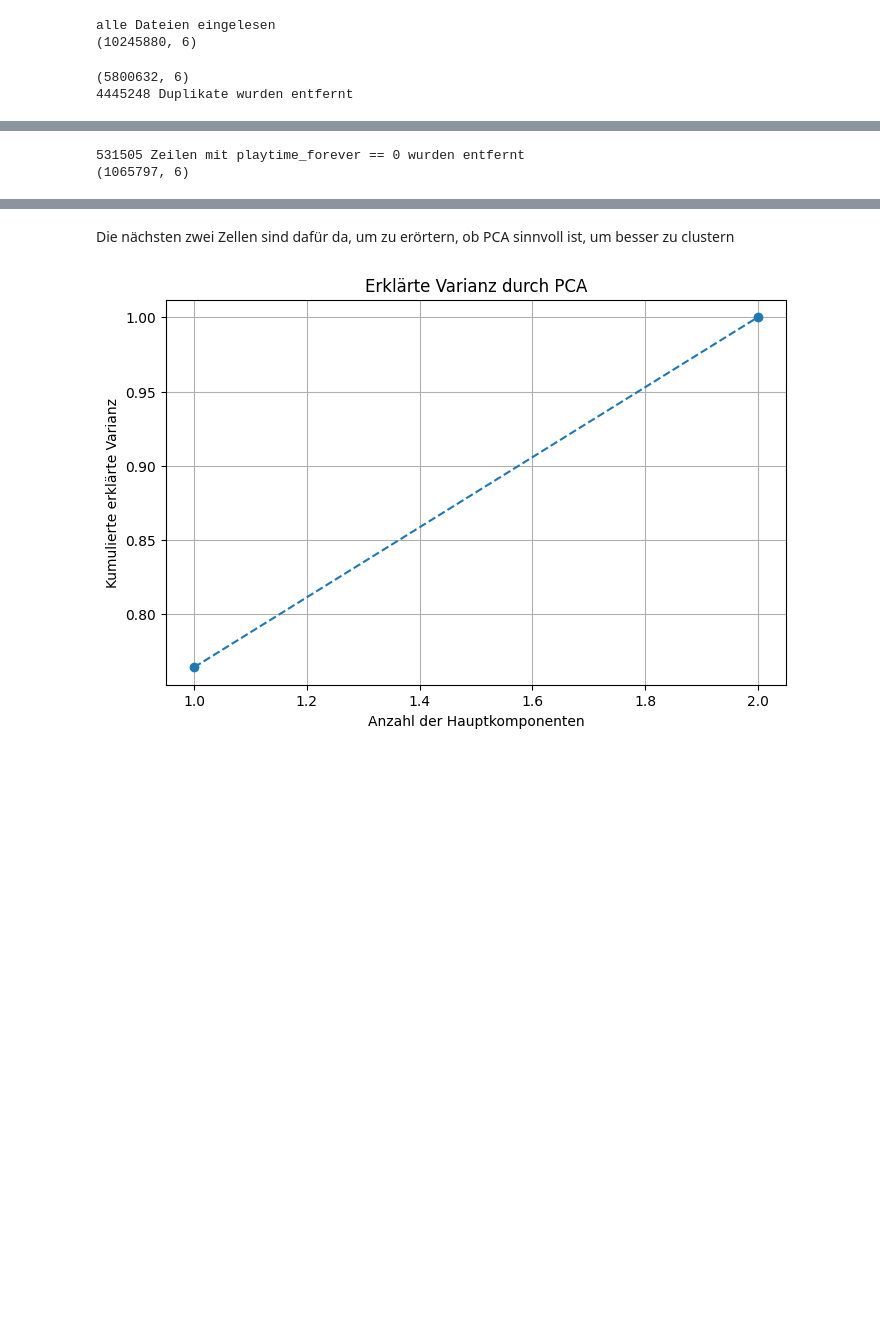
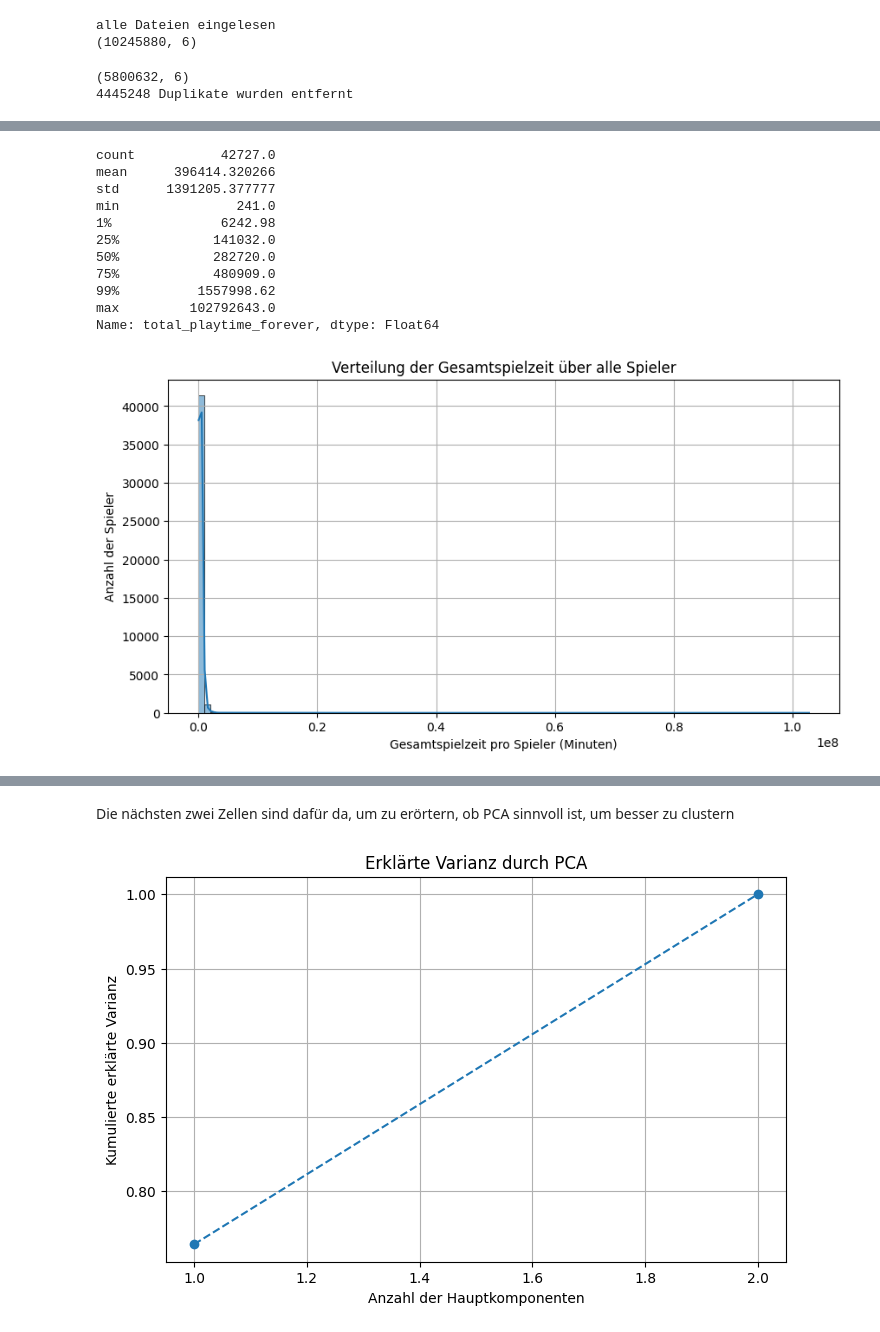
Before and after one commit to PaulUrs99/WebMining_final, a Jupyter notebook: Lucian/og_analysis_generate_final_dataset_substantial_players.ipynb, the cells around one changed output, grey strips where cells are left out. Saved outputs shown, nothing was run; the diff lists cells and outputs as text; code cells hidden in the pictures; blank space fills up the shorter version.

```diff
--- a/Lucian/og_analysis_generate_final_dataset_substantial_players.ipynb
+++ b/Lucian/og_analysis_generate_final_dataset_substantial_players.ipynb
@@ -54,7 +54,7 @@ print(f"{dropped_rows} Duplikate wurden entfernt")
 4445248 Duplikate wurden entfernt
 # %%
 # Sortieren nach höchster Spielzeit und dann Duplikate entfernen. Falls steam_id mehrfach abgefragt wurde, sollen die einträge behalten werden, die am neuesten sind (max(playtime_forever))
-df = h_df.sort_values(by="playtime_forever", ascending=False).drop_duplicates(subset=["steam_64_id", "name"], keep="first")
+df = h_df.sort_values(by="playtime_forever", ascending=False).drop_duplicates(subset=["steam_64_id", "appid"], keep="first")
 
 # Anzahl der entfernten Duplikate berechnen
 dropped_rows = h_df.shape[0] - df.shape[0]
@@ -67,9 +67,12 @@ print(f"{dropped_rows} Duplikate wurden entfernt (behalten wurde die Zeile mit d
 # %%
-# Datensatz reduzieren auf Spiele, die von mindestens 2500 Spielern gespielt werden
-spiel_counts = df['name'].value_counts()
-filtered_games = df[df['name'].isin(spiel_counts[spiel_counts >= 2500].index)]
+# nicht gespielte Spiele für jeden Spieler entfernen
 
-dropped_rows = df.shape[0] - filtered_games.shape[0]
-print(f"{dropped_rows} weitere Zeilen wurden entfernt")
-print(filtered_games.shape)
+min_playtime = 240
+
+n_df = df[df['playtime_forever'] >= min_playtime]
+
+dropped_rows = df.shape[0] - n_df.shape[0]
+print(f"{dropped_rows} Zeilen mit playtime_forever < {min_playtime} wurden entfernt")
+print(n_df.shape)
+print(n_df.head())
 # %% [output]
@@ -114,13 +94,33 @@ Name: count, Length: 296, dtype: int64
-# %%
-#Mit fitlered_games als df weiter
-df = filtered_games
-
-# Filter out rows where the playtime_forever is zero (i.e., players who haven't played the game)
-df = df[df['playtime_forever'] > 0]
-
-dropped_rows = filtered_games.shape[0] - df.shape[0]
-print(f"{dropped_rows} Zeilen mit playtime_forever == 0 wurden entfernt")
-print(df.shape)
-# %% [output]
-531505 Zeilen mit playtime_forever == 0 wurden entfernt
-(1065797, 6)
+# %%
+import numpy as np
+import matplotlib.pyplot as plt
+import seaborn as sns
+
+# Gesamtspielzeit pro Spieler berechnen
+df_player = n_df.groupby('steam_64_id').agg(total_playtime_forever=('playtime_forever', 'sum')).reset_index()
+
+# Statistik der Gesamtspielzeit
+stats = df_player['total_playtime_forever'].describe(percentiles=[0.01, 0.25, 0.5, 0.75, 0.99])
+print(stats)
+
+# Histogramm der Gesamtspielzeit
+plt.figure(figsize=(10, 5))
+sns.histplot(df_player['total_playtime_forever'], bins=100, kde=True)
+plt.xlabel("Gesamtspielzeit pro Spieler (Minuten)")
+plt.ylabel("Anzahl der Spieler")
+plt.title("Verteilung der Gesamtspielzeit über alle Spieler")
+plt.grid()
+plt.show()
+# %% [output]
+count           42727.0
+mean      396414.320266
+std      1391205.377777
+min               241.0
+1%              6242.98
+25%            141032.0
+50%            282720.0
+75%            480909.0
+99%          1557998.62
+max         102792643.0
+Name: total_playtime_forever, dtype: Float64
+[figure, added]
```
Also changed, not shown: parts of 17 cells of this notebook.
